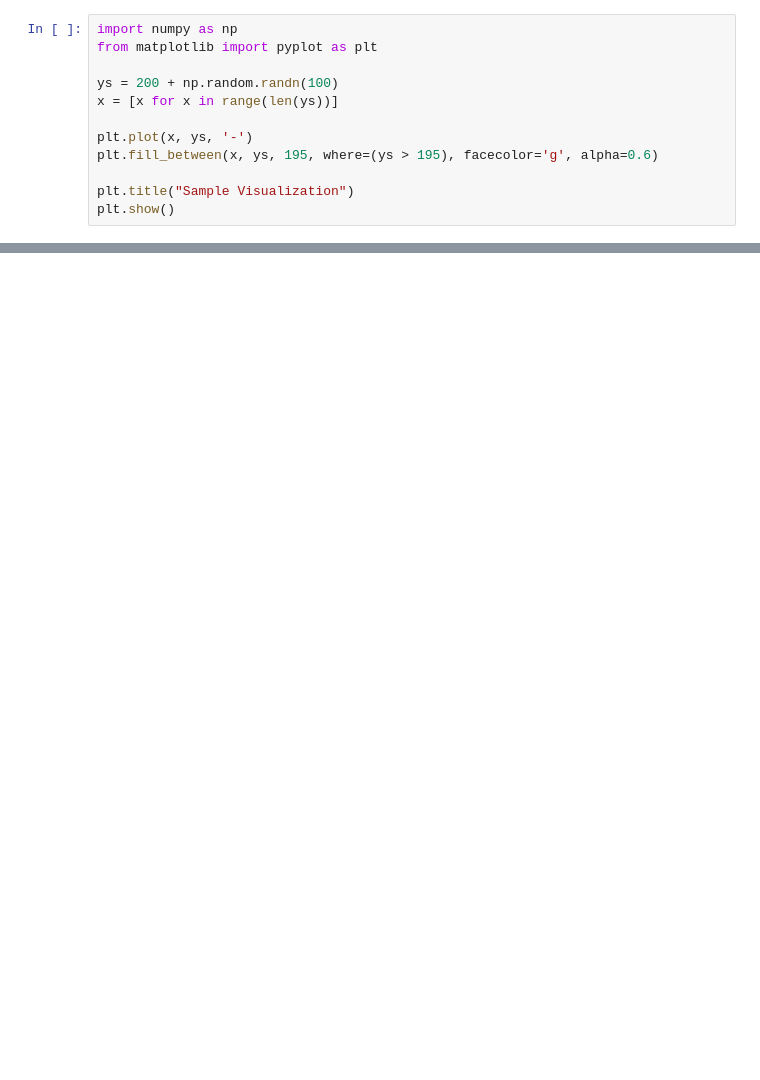
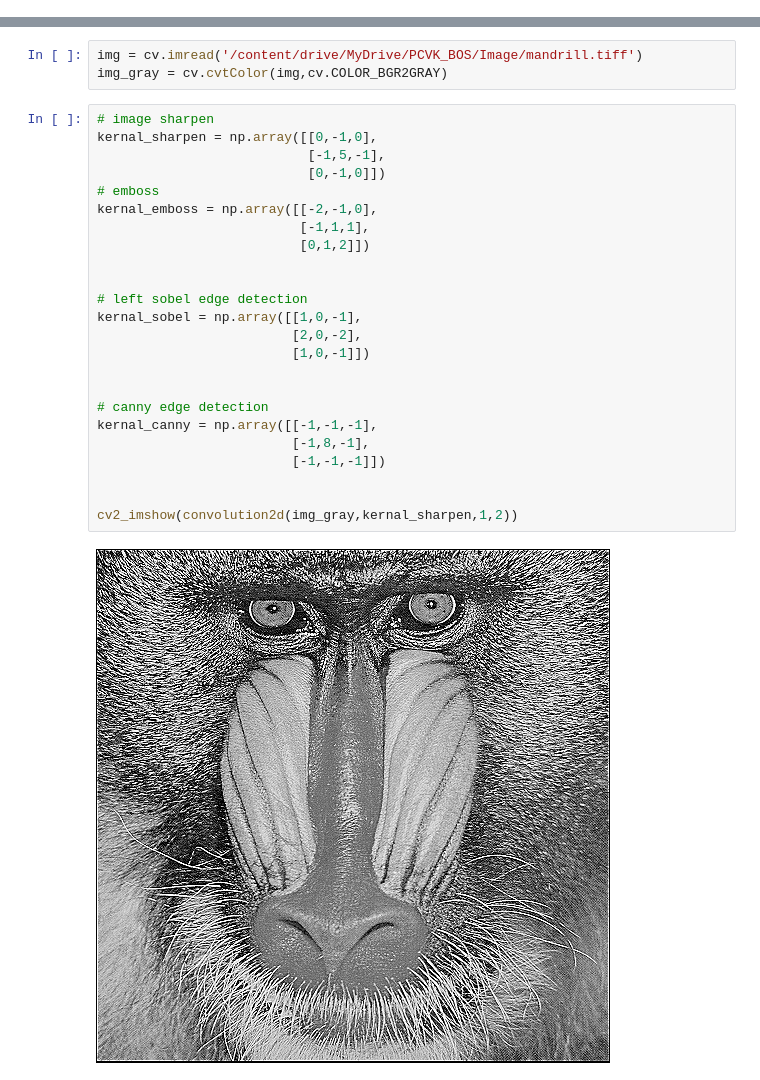
Before and after one commit to martinakhusna/PCVK_genap_2021, a Jupyter notebook: week7.ipynb, the cells around one changed output, grey strips where cells are left out. Cells and saved outputs as stored; diff of their text form; blank space fills up the shorter version.

```diff
--- a/week7.ipynb
+++ b/week7.ipynb
@@ -42,12 +2,0 @@ Dengan Colab, Anda dapat memanfaatkan kecanggihan library Python yang populer un
-# %%
-import numpy as np
-from matplotlib import pyplot as plt
-
-ys = 200 + np.random.randn(100)
-x = [x for x in range(len(ys))]
-
-plt.plot(x, ys, '-')
-plt.fill_between(x, ys, 195, where=(ys > 195), facecolor='g', alpha=0.6)
-
-plt.title("Sample Visualization")
-plt.show()
@@ -115,0 +46,29 @@ Beberapa contoh bagus:
+# %%
+img = cv.imread('/content/drive/MyDrive/PCVK_BOS/Image/mandrill.tiff')
+img_gray = cv.cvtColor(img,cv.COLOR_BGR2GRAY)
+# %%
+# image sharpen
+kernal_sharpen = np.array([[0,-1,0],
+                           [-1,5,-1],
+                           [0,-1,0]])
+# emboss
+kernal_emboss = np.array([[-2,-1,0],
+                          [-1,1,1],
+                          [0,1,2]])
+
+
+# left sobel edge detection
+kernal_sobel = np.array([[1,0,-1],
+                         [2,0,-2],
+                         [1,0,-1]])
+
+
+# canny edge detection
+kernal_canny = np.array([[-1,-1,-1],
+                         [-1,8,-1],
+                         [-1,-1,-1]])
+
+
+cv2_imshow(convolution2d(img_gray,kernal_sharpen,1,2))
+# %% [output]
+[figure, added]
```
Also changed, not shown: parts of 20 cells of this notebook.
